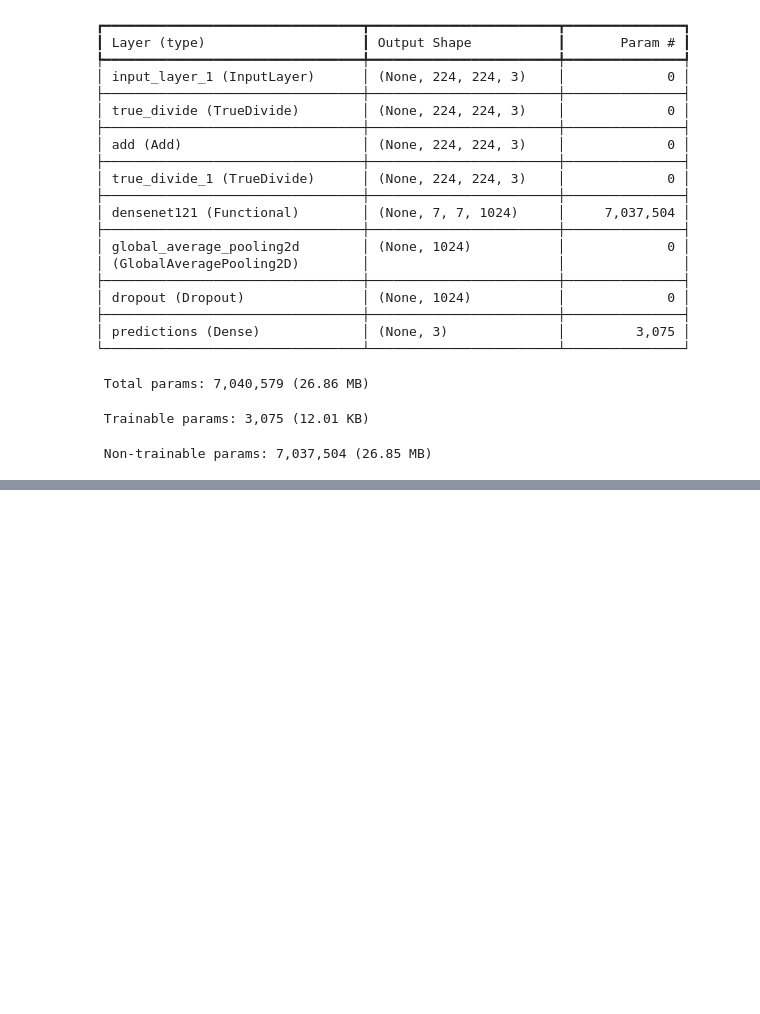
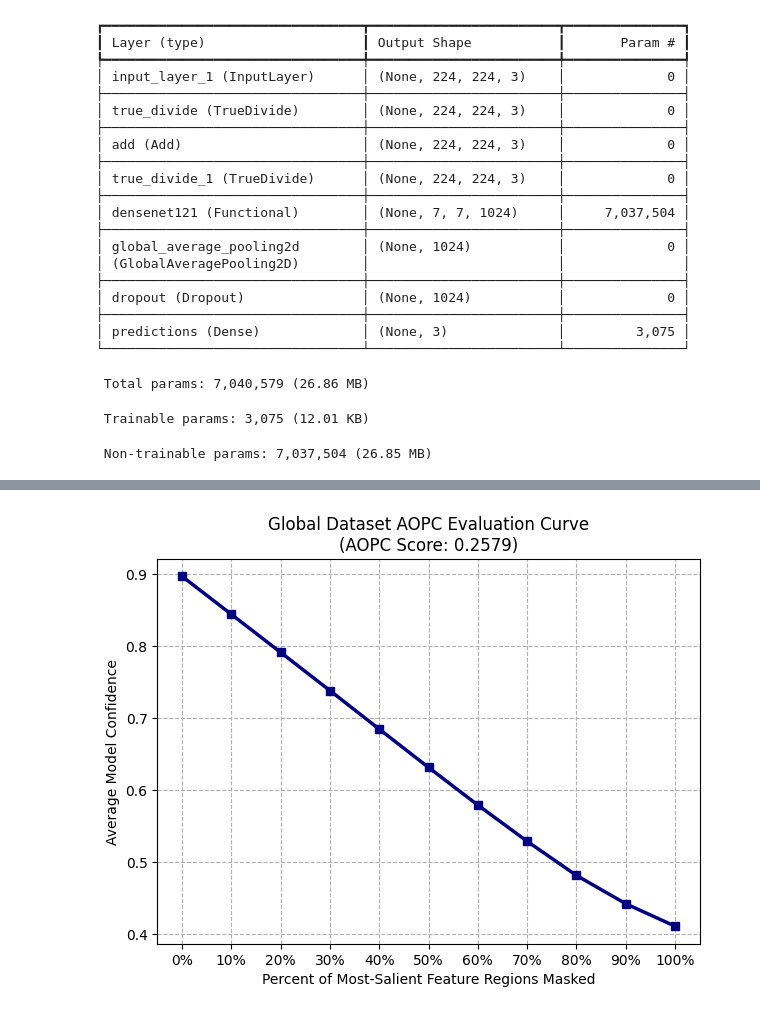
Before and after one commit to gargi-m21/ExCV-project, a Jupyter notebook: notebooks/01_eda_and_training.ipynb, the cells around one changed output, grey strips where cells are left out. Saved outputs shown, nothing was run; the diff lists cells and outputs as text; code cells hidden in the pictures; blank space fills up the shorter version.

```diff
--- a/notebooks/01_eda_and_training.ipynb
+++ b/notebooks/01_eda_and_training.ipynb
@@ -445,0 +371,77 @@ Shannon Entropy Score: 5.0399 bits
+# %%
+def calculate_dataset_aopc(model, dataset, base_model_name='densenet121', steps=10, num_samples=50):
+    base_block = model.get_layer(base_model_name)
+    target_layer = base_block.get_layer('relu')
+    feature_model = tf.keras.models.Model(inputs=[base_block.inputs], outputs=[target_layer.output])
+
+    all_curves = []
+    samples_processed = 0
+
+    for images, labels in dataset:
+        if samples_processed >= num_samples: break
+        for i in range(len(images)):
+            if samples_processed >= num_samples: break
+
+            img_tensor = tf.expand_dims(images[i], axis=0)
+            processed_img = tf.keras.applications.densenet.preprocess_input(img_tensor)
+            conv_outputs = feature_model(processed_img)
+
+            with tf.GradientTape() as tape:
+                tape.watch(conv_outputs)
+                c_outputs = feature_model(processed_img)
+                x_head = model.get_layer('global_average_pooling2d')(c_outputs)
+                x_head = model.get_layer('dropout')(x_head)
+                p_outputs = model.get_layer('predictions')(x_head)
+                target_class = tf.argmax(p_outputs[0])
+                class_score = p_outputs[:, target_class]
+
+            grads = tape.gradient(class_score, c_outputs)
+            pooled_grads = tf.reduce_mean(grads, axis=(0, 1, 2))
+
+            heatmap_7x7 = tf.reduce_mean(conv_outputs[0] * pooled_grads, axis=-1).numpy()
+            heatmap_7x7 = np.maximum(heatmap_7x7, 0)
+            sorted_grid_indices = np.argsort(heatmap_7x7.flatten())[::-1]
+
+            confidences = [class_score.numpy()[0]]
+            modified_features = conv_outputs.numpy()
+            cells_per_step = len(sorted_grid_indices) // steps
+
+            for step in range(steps):
+                start_idx = step * cells_per_step
+                end_idx = min((step + 1) * cells_per_step, len(sorted_grid_indices))
+                for idx in range(start_idx, end_idx):
+                    grid_pos = sorted_grid_indices[idx]
+                    y, x_coord = np.unravel_index(grid_pos, (7, 7))
+                    modified_features[0, y, x_coord, :] = 0.0
+
+                feat_input = tf.convert_to_tensor(modified_features)
+                x_h = model.get_layer('global_average_pooling2d')(feat_input)
+                x_h = model.get_layer('dropout')(x_h)
+                new_preds = model.get_layer('predictions')(x_h)
+                confidences.append(new_preds[0][target_class].numpy())
+
+            all_curves.append(confidences)
+            samples_processed += 1
+
+    mean_curve = np.mean(all_curves, axis=0)
+    base_confidence = mean_curve[0]
+    aopc_score = np.sum([base_confidence - p for p in mean_curve[1:]]) / (steps + 1)
+    return mean_curve, aopc_score
+
+# Compute and Plot
+steps_total = 10
+mean_steps_curve, final_aopc = calculate_dataset_aopc(model, test_ds, 'densenet121', steps=steps_total, num_samples=50)
+
+print(f"\n=====================================")
+print(f"Final Dataset AOPC Score: {final_aopc:.4f}")
+print(f"=====================================")
+
+plt.figure(figsize=(7, 5))
+plt.plot(range(steps_total + 1), mean_steps_curve, marker='s', color='navy', linewidth=2.5)
+plt.title(f'Global Dataset AOPC Evaluation Curve\n(AOPC Score: {final_aopc:.4f})')
+plt.xlabel('Percent of Most-Salient Feature Regions Masked')
+plt.ylabel('Average Model Confidence')
+plt.grid(True, linestyle='--')
+plt.xticks(range(steps_total + 1), labels=[f"{i*10}%" for i in range(steps_total + 1)])
+plt.show()
+# %% [output]
@@ -445,0 +454 @@ Shannon Entropy Score: 5.0399 bits
+[figure, added]
```
Also changed, not shown: parts of 15 cells of this notebook.
